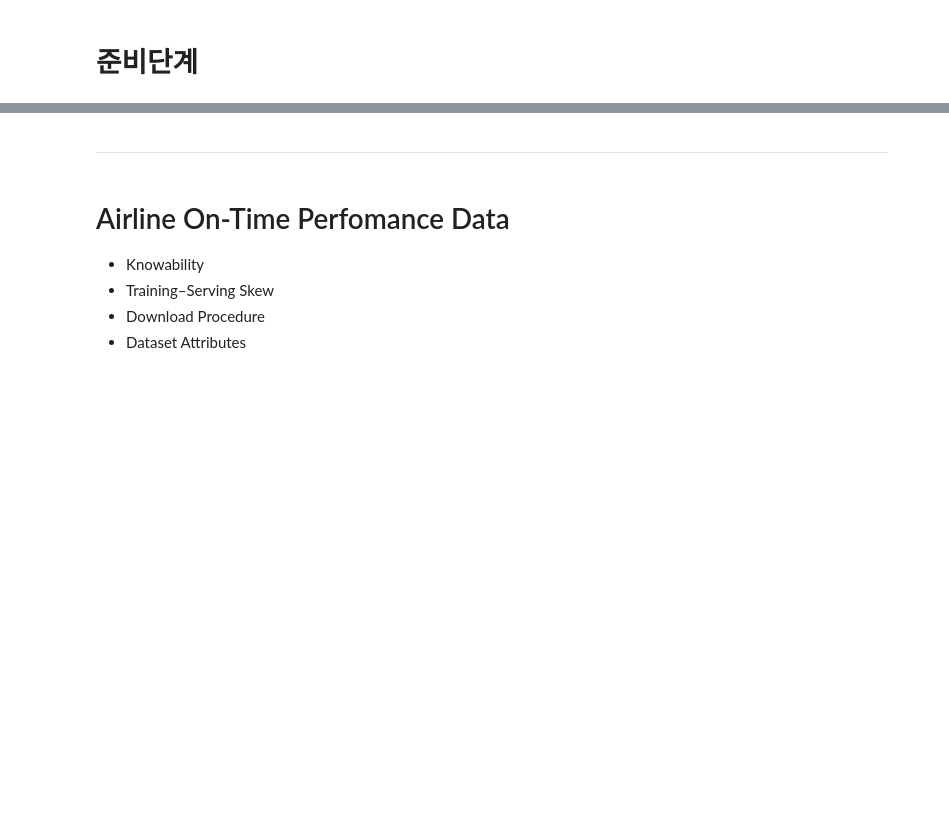
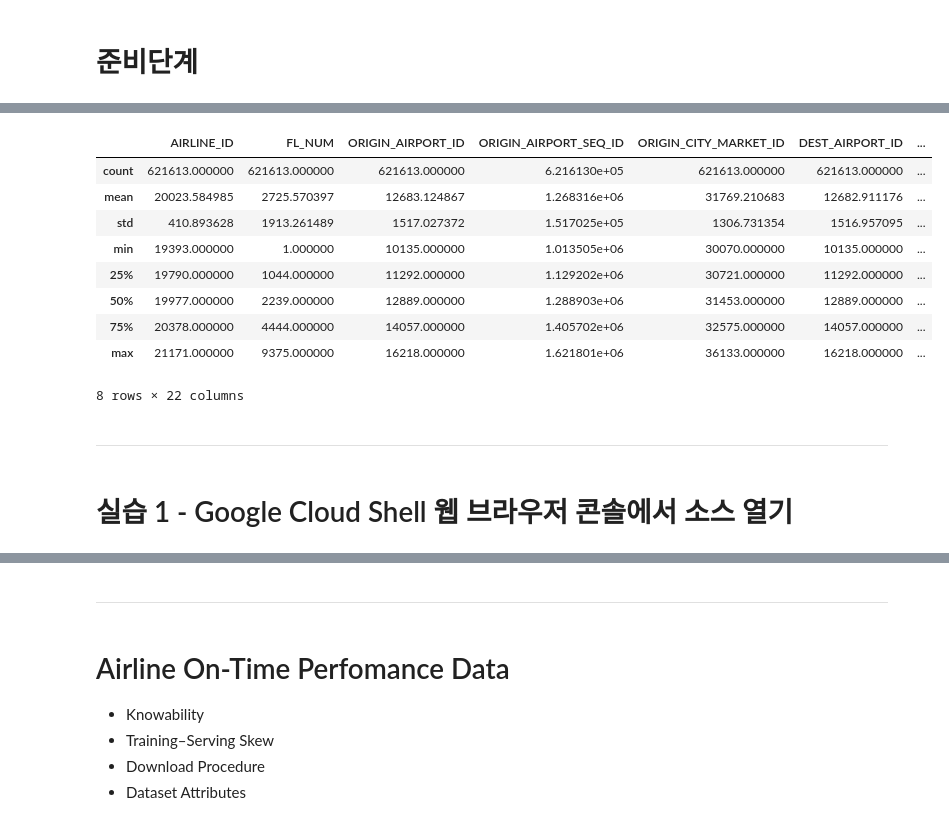
Before and after one commit to psygrammer/cloudpsy, a Jupyter notebook: ds-on-gcp/ch02/02_Ingesting_Data_into_the_Cloud.ipynb, the cells around one changed output, grey strips where cells are left out. Drawn from its saved outputs; the diff is of its cells as text; code cells hidden in the pictures; blank space fills up the shorter version.

```diff
--- a/ds-on-gcp/ch02/02_Ingesting_Data_into_the_Cloud.ipynb
+++ b/ds-on-gcp/ch02/02_Ingesting_Data_into_the_Cloud.ipynb
@@ -41,0 +210,3 @@
+# %%
+fn = '201801.csv'
+d = pd.read_csv(fn)
@@ -41,0 +223,17 @@
+# %%
+d.describe()
+# %% [output]
+|  | AIRLINE_ID | FL_NUM | ORIGIN_AIRPORT_ID | ORIGIN_AIRPORT_SEQ_ID | ORIGIN_CITY_MARKET_ID | DEST_AIRPORT_ID | ... |
+| count | 621613.000000 | 621613.000000 | 621613.000000 | 6.216130e+05 | 621613.000000 | 621613.000000 | ... |
+| mean | 20023.584985 | 2725.570397 | 12683.124867 | 1.268316e+06 | 31769.210683 | 12682.911176 | ... |
+| std | 410.893628 | 1913.261489 | 1517.027372 | 1.517025e+05 | 1306.731354 | 1516.957095 | ... |
+| min | 19393.000000 | 1.000000 | 10135.000000 | 1.013505e+06 | 30070.000000 | 10135.000000 | ... |
+| 25% | 19790.000000 | 1044.000000 | 11292.000000 | 1.129202e+06 | 30721.000000 | 11292.000000 | ... |
+| 50% | 19977.000000 | 2239.000000 | 12889.000000 | 1.288903e+06 | 31453.000000 | 12889.000000 | ... |
+| 75% | 20378.000000 | 4444.000000 | 14057.000000 | 1.405702e+06 | 32575.000000 | 14057.000000 | ... |
+| max | 21171.000000 | 9375.000000 | 16218.000000 | 1.621801e+06 | 36133.000000 | 16218.000000 | ... |
+8 rows × 22 columns
+# %% [markdown]
+--------------------------------
+# %% [markdown]
+# 실습 1 - Google Cloud Shell 웹 브라우저 콘솔에서 소스 열기
```
Also changed, not shown: parts of 38 cells of this notebook, 1 other file.
